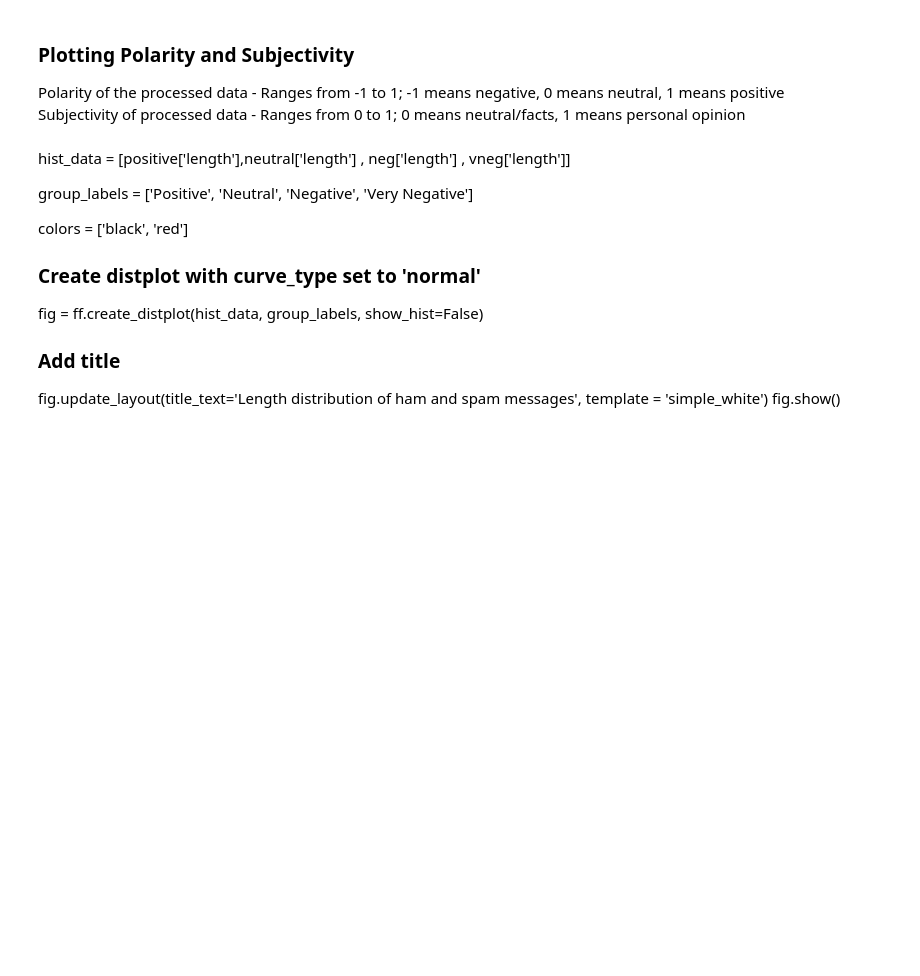
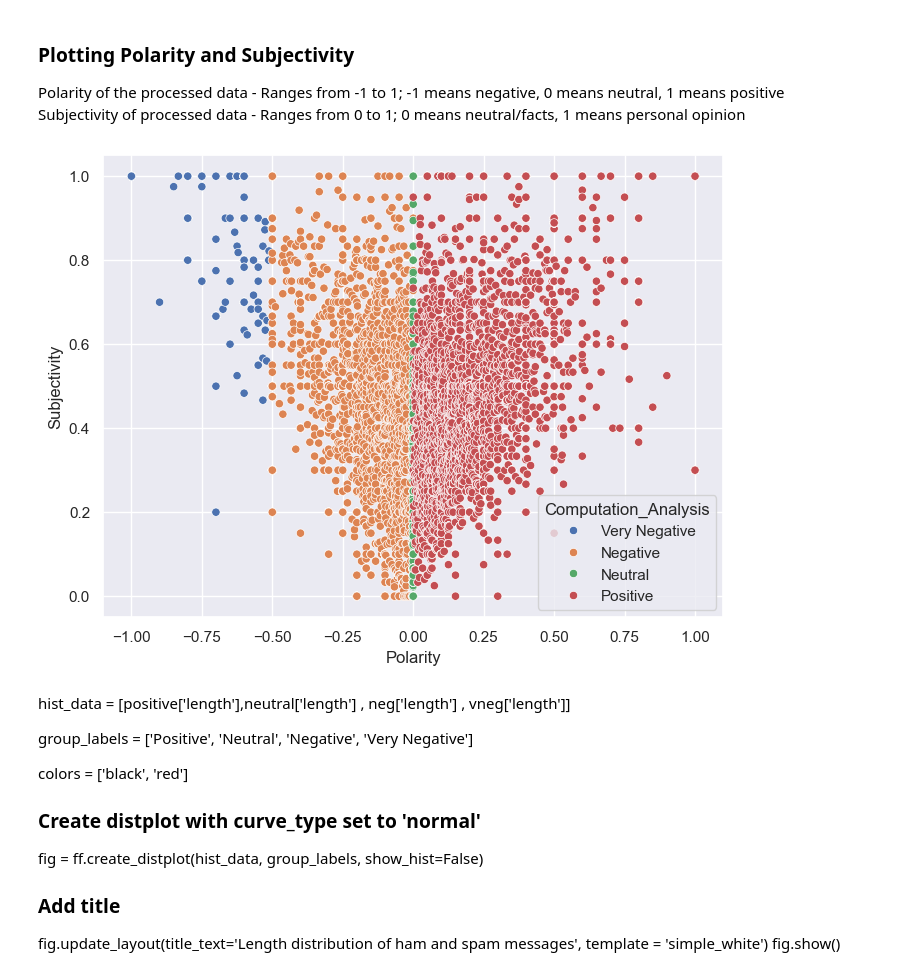
Before and after one commit to JarylLiewJW/Jaryl-Fork-DAC-Curriculum, a Jupyter notebook: DAC-008_Intro_To_NLP/DAC-008_Sentiment_Analysis_1_Student.ipynb, the cells around one changed output. Saved outputs shown, nothing was run; the diff lists cells and outputs as text; code cells hidden in the pictures; blank space fills up the shorter version.

```diff
--- a/DAC-008_Intro_To_NLP/DAC-008_Sentiment_Analysis_1_Student.ipynb
+++ b/DAC-008_Intro_To_NLP/DAC-008_Sentiment_Analysis_1_Student.ipynb
@@ -136,11 +213,11 @@ df_tweets['language'].value_counts()[0:5].plot(kind = 'bar')
 # %%
 # Choosing top 5 language
 # %%
-# Plotting the Bar Graph
-# Setting theme for the sns background
-sns.set_theme(style='darkgrid')
-# Plot bar graph using barplot() function
-sns.barplot(x=top5_lang.index , y =top5_lang.values )
+# # Plotting the Bar Graph
+# # Setting theme for the sns background
+# sns.set_theme(style='darkgrid')
+# # Plot bar graph using barplot() function
+# sns.barplot(x=top5_lang.index , y =top5_lang.values )
 # %% [markdown]
 ### Data Cleaning
 We will now be taking the tweet data that are in english language
@@ -295,11 +385,16 @@ Polarity of the processed data - Ranges from -1 to 1; -1 means negative, 0 means
 Subjectivity of processed data - Ranges from 0 to 1; 0 means neutral/facts, 1 means personal opinion
 # %%
 # Creating a new dataframe sort_data to sort te polarity amd computation analysis
+sort_data = processed_tweet_data.sort_values(by=['Polarity'])
+# %%
+sort_data['Computation_Analysis'] = sort_data[['Computation_Analysis']]
 # %%
 # Plotting our scatter plot
-# fig, ax = plt.subplots(figsize=(8,6))
-# sns.scatterplot(x='Polarity', y='Subjectivity', hue='Computation_Analysis', data=sort_data)
-# plt.show()
+fig, ax = plt.subplots(figsize=(8,6))
+sns.scatterplot(x='Polarity', y='Subjectivity', hue='Computation_Analysis', data=sort_data)
+plt.show()
+# %% [output]
+[figure, added]
 # %%
 # Creating our variables to store each column
 # !pip install plotly
```
Also changed, not shown: parts of 34 cells of this notebook.
